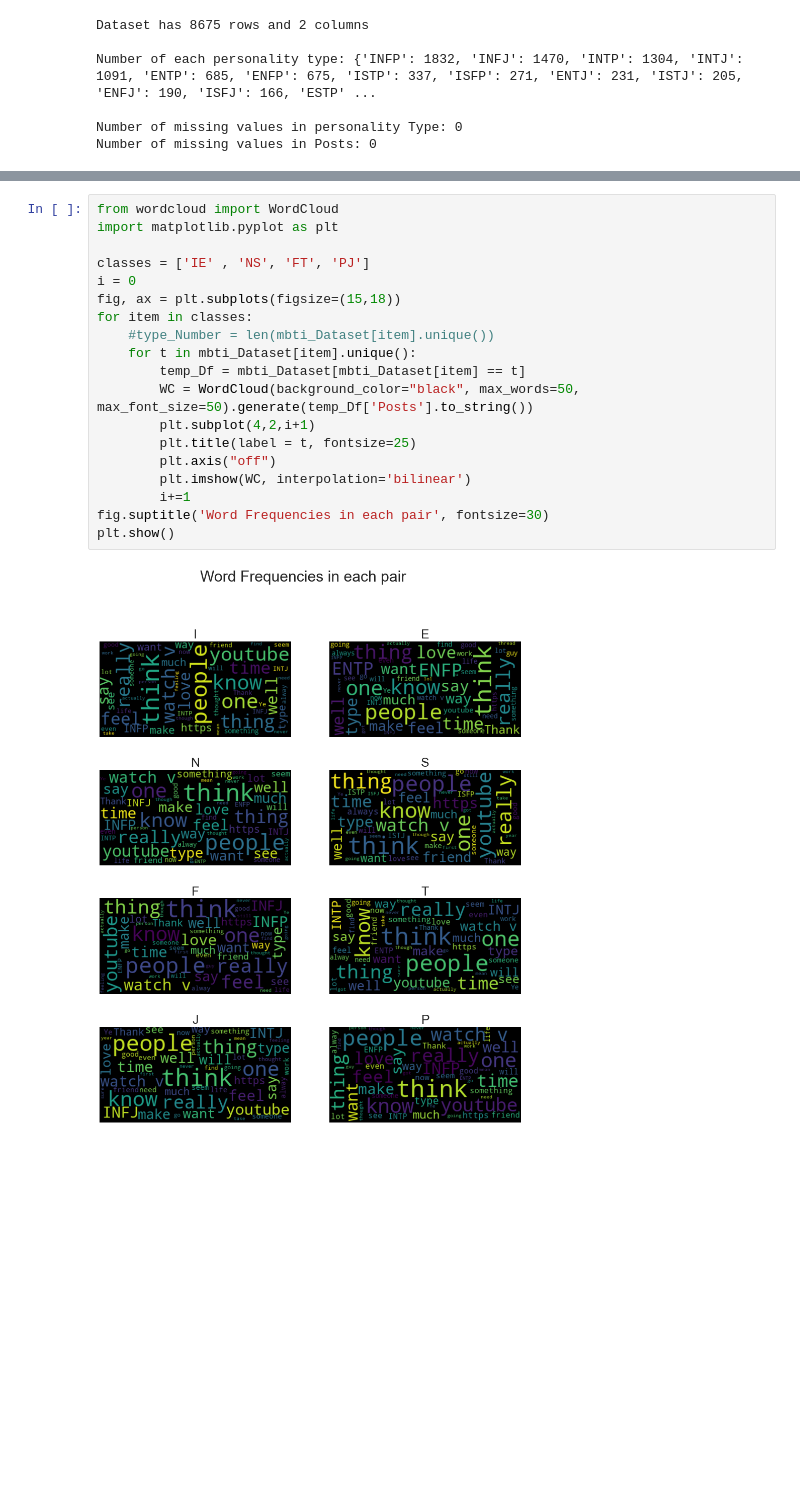
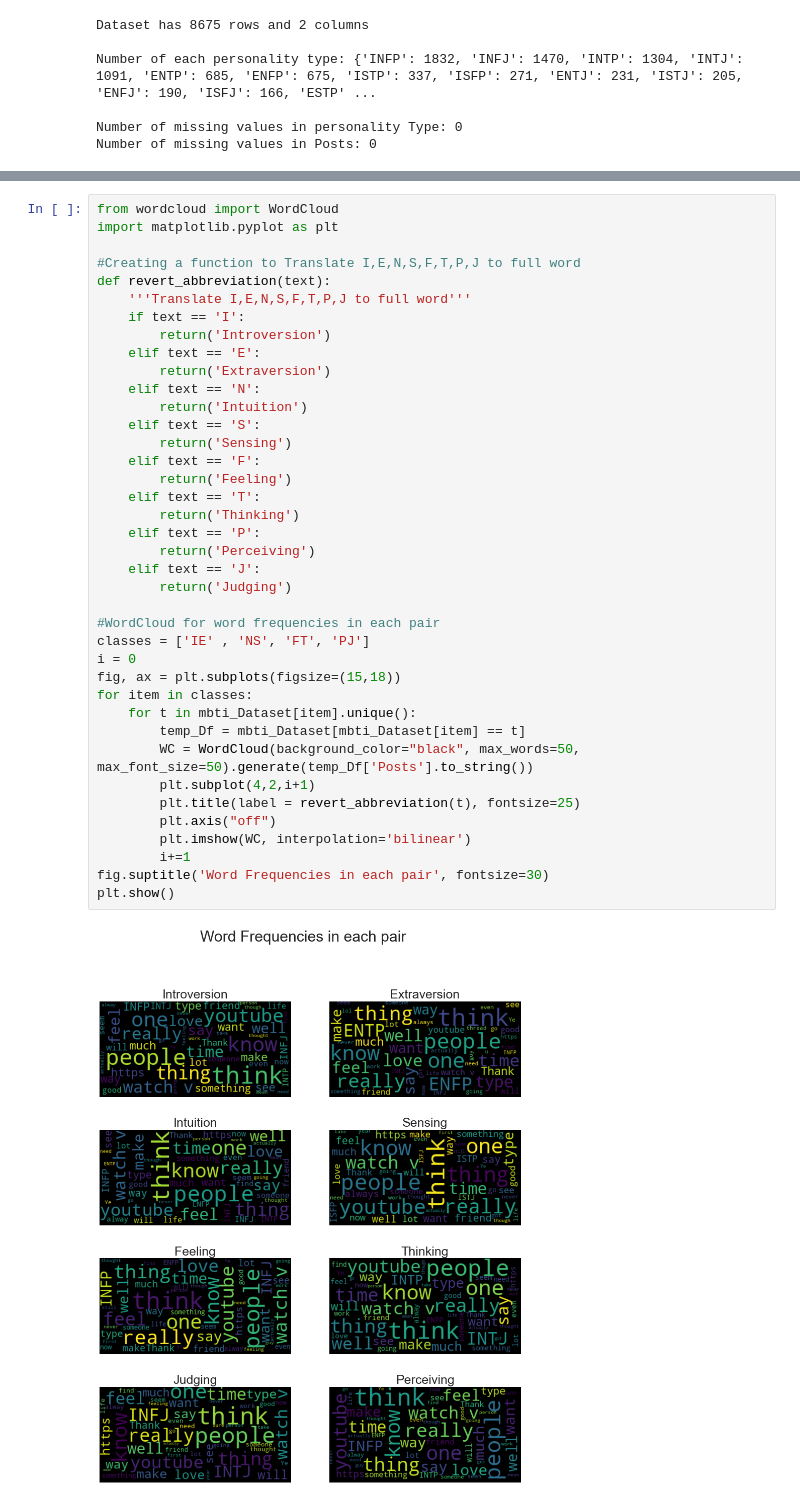
Before and after one commit to shshakib/Twitter-Personality-Prediction, a Jupyter notebook: Step1 Reading and Exploring data.ipynb, the cells around one changed output, grey strips where cells are left out. Saved outputs shown, nothing was run; the diff lists cells and outputs as text; blank space fills up the shorter version.

```diff
--- a/Step1 Reading and Exploring data.ipynb
+++ b/Step1 Reading and Exploring data.ipynb
@@ -127,21 +136,41 @@ plt.show()
 # %%
 from wordcloud import WordCloud
 import matplotlib.pyplot as plt
 
+#Creating a function to Translate I,E,N,S,F,T,P,J to full word
+def revert_abbreviation(text):
+    '''Translate I,E,N,S,F,T,P,J to full word'''
+    if text == 'I':
+        return('Introversion')
+    elif text == 'E':
+        return('Extraversion')
+    elif text == 'N':
+        return('Intuition')
+    elif text == 'S':
+        return('Sensing')
+    elif text == 'F':
+        return('Feeling')
+    elif text == 'T':
+        return('Thinking')
+    elif text == 'P':
+        return('Perceiving')
+    elif text == 'J':
+        return('Judging')
+
+#WordCloud for word frequencies in each pair
 classes = ['IE' , 'NS', 'FT', 'PJ']
 i = 0
 fig, ax = plt.subplots(figsize=(15,18))
 for item in classes:
-    #type_Number = len(mbti_Dataset[item].unique())
     for t in mbti_Dataset[item].unique():
         temp_Df = mbti_Dataset[mbti_Dataset[item] == t]
         WC = WordCloud(background_color="black", max_words=50, max_font_size=50).generate(temp_Df['Posts'].to_string())
         plt.subplot(4,2,i+1)
-        plt.title(label = t, fontsize=25)
+        plt.title(label = revert_abbreviation(t), fontsize=25)
         plt.axis("off")
         plt.imshow(WC, interpolation='bilinear')
         i+=1
 fig.suptitle('Word Frequencies in each pair', fontsize=30)
 plt.show()
 # %% [output]
-[figure, old version]
+[figure, new version]
```
Also changed, not shown: parts of 8 cells of this notebook, 3 other files.
